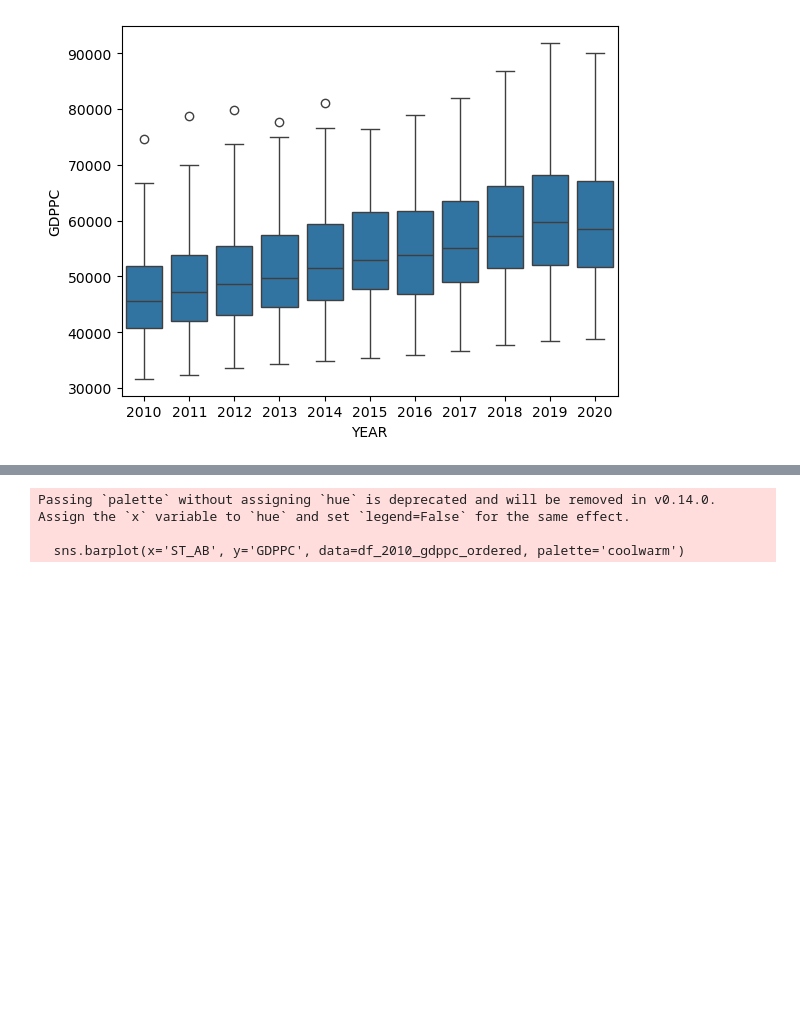
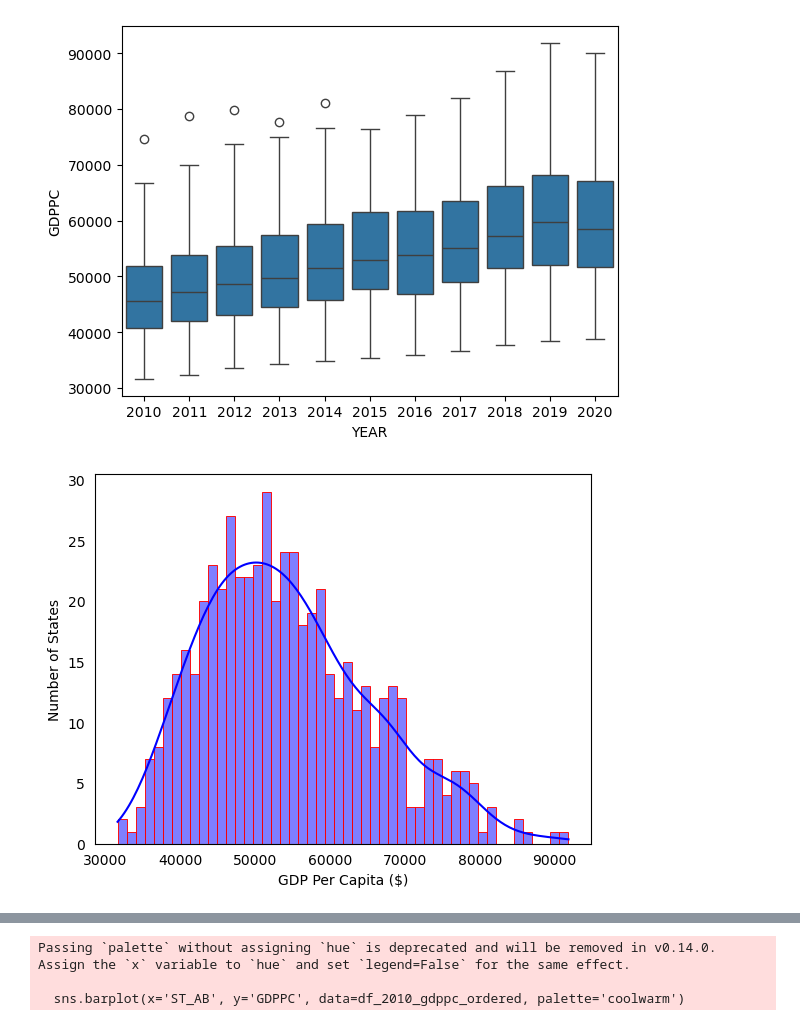
Before and after one commit to lightc4/lightch_capstone1, a Jupyter notebook: notebook/GDPPCWODC.ipynb, the cells around one changed output, grey strips where cells are left out. Saved outputs shown, nothing was run; the diff lists cells and outputs as text; code cells hidden in the pictures; blank space fills up the shorter version.

```diff
--- a/notebook/GDPPCWODC.ipynb
+++ b/notebook/GDPPCWODC.ipynb
@@ -114,4 +147,11 @@ plt.title('GDP Per Capita 2010');
 <Axes: xlabel='YEAR', ylabel='GDPPC'>
 [figure]
 # %%
-df_2010_gdppc_ordered = df_2010.sort_values('GDPPC', ascending=False)
+sns.histplot(df['GDPPC'], bins=50, kde=True, color='blue', edgecolor='red')
+plt.tick_params(left = False, bottom = False)
+plt.xlabel('GDP Per Capita ($)')
+plt.ylabel('Number of States')
+#plt.title('Histogram US States GDP Per Capita 2010-2020*')
+plt.show()
+# %% [output]
+[figure, added]
```
Also changed, not shown: parts of 6 cells of this notebook, 10 other files.
